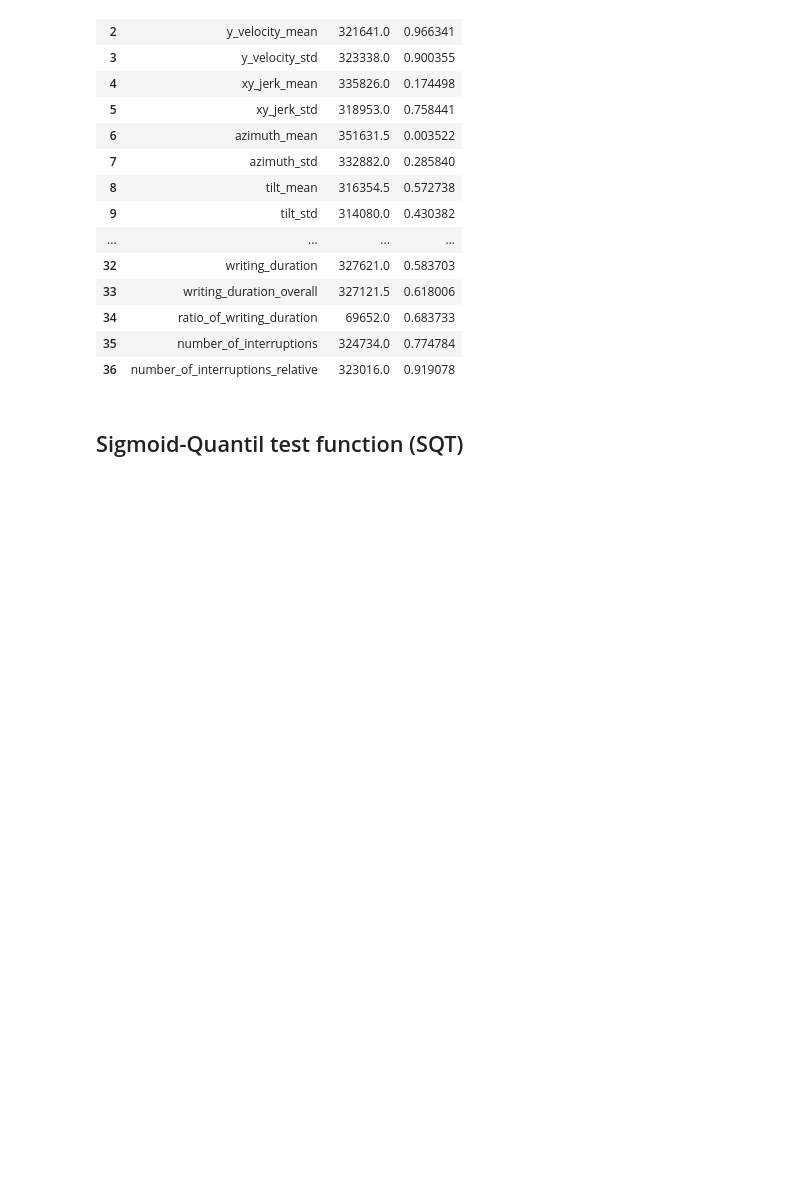
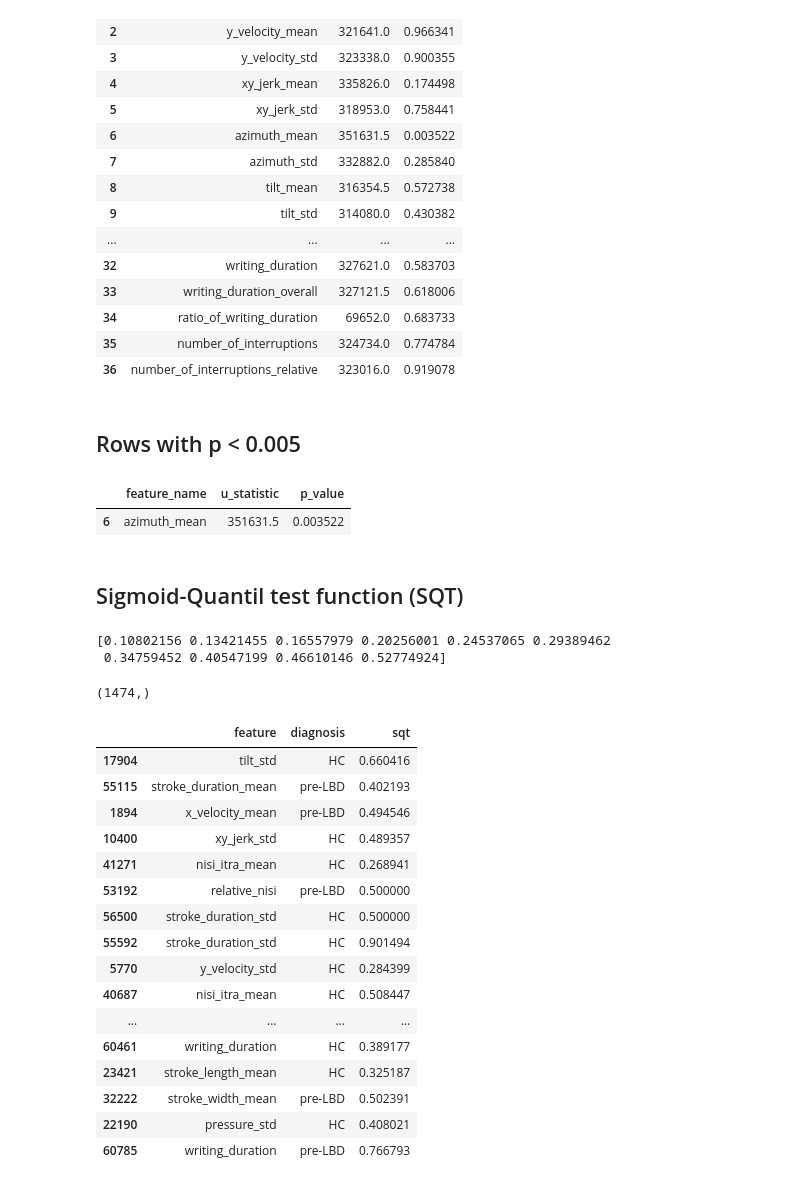
Before and after one commit to RichardLadislav/DOLPHIN-NDD_diagnostic, a Jupyter notebook: handcrafted_features_extraction/hf_analysis_refactor.ipynb, the cells around one changed output. Drawn from its saved outputs; the diff is of its cells as text; code cells hidden in the pictures; blank space fills up the shorter version.

```diff
--- a/handcrafted_features_extraction/hf_analysis_refactor.ipynb
+++ b/handcrafted_features_extraction/hf_analysis_refactor.ipynb
@@ -561,6 +536,13 @@ mw_u_test_whole_df
 | 34 | ratio_of_writing_duration | 69652.0 | 0.683733 |
 | 35 | number_of_interruptions | 324734.0 | 0.774784 |
 | 36 | number_of_interruptions_relative | 323016.0 | 0.919078 |
+# %% [markdown]
+## Rows with p < 0.005
+# %%
+mw_u_test_whole_df[mw_u_test_whole_df["p_value"] < 0.005]
+# %% [output]
+|  | feature_name | u_statistic | p_value |
+| 6 | azimuth_mean | 351631.5 | 0.003522 |
 # %% [markdown]
 ## Sigmoid-Quantil test function (SQT)
 # %%
@@ -574,5 +565,13 @@ def sigmoid_quantil_test(df, q = 0.95):
 
     return stat
+# %%
+dummy_array = np.array([1,2,3,4,5,6,7,8,9,10])
+
+sqt_dummy = sigmoid_quantil_test(dummy_array, q=0.95)
+print(sqt_dummy)
+# %% [output]
+[0.10802156 0.13421455 0.16557979 0.20256001 0.24537065 0.29389462
+ 0.34759452 0.40547199 0.46610146 0.52774924]
 # %%
 
 ## Mann - Whitney U test between HC and pre-LBD groups
@@ -582,12 +581,60 @@ features_names.remove("file_name")
 features_names.remove("diagnosis")
 
 
-mw_u_test_whole_df = pd.DataFrame(columns=["feature_name", "u_statistic", "p_value"])
+sqt_whole_df = pd.DataFrame(columns=["feature_name", "sqt_preLBD", "sqt_HC"])
+
 
 for feature in features_names:
     group_HC = df[df["diagnosis"] == 0][feature].dropna().values
     group_preLBD = df[df["diagnosis"] == 1][feature].dropna().values
-    sqt_preLBD = sigmoid_quantil_test(group_preLBD[feature], q=0.95)
-    sqt_HC = sigmoid_quantil_test(group_HC[feature], q=0.95)
-    mw_u_test_whole_df = pd.concat([mw_u_test_whole_df, pd.DataFrame({"feature_name": [feature], "preLBD_sqt": [u_statistic], "HC_sqt": [p_value]})], ignore_index=True)
-mw_u_test_whole_df
+    sqt_preLBD = sigmoid_quantil_test(group_preLBD, q=0.95)
+    sqt_HC = sigmoid_quantil_test(group_HC, q=0.95)
+    #@sqt_whole_df = pd.concat([sqt_preLBD, pd.DataFrame({"feature_name": [feature], "sqt_preLBD": [sqt_preLBD], "sqt_HC": [sqt_HC]})], ignore_index=True)
+print(group_HC.shape)
+# %% [output]
+(1474,)
+# %%
+import pandas as pd
+from scipy.stats import mannwhitneyu
+
+def sigmoid_quantile_test(x, q=0.95):
+    x = pd.Series(x).dropna()
+    med = x.median()
+    q_hi = x.quantile(q)
+    q_lo = x.quantile(1 - q)
+    scale = np.where(x >= med, q_hi - med, med - q_lo)
+    scale = np.where(scale == 0, 1e-9, scale)
+    z = (x - med) / scale
+    return 1 / (1 + np.exp(-z))
+
+features = [c for c in df.columns if c not in ("file_name", "diagnosis")]
+
+rows = []
+for feature in features:
+    hc = df.loc[df["diagnosis"] == 0, feature].dropna().values
+    pl = df.loc[df["diagnosis"] == 1, feature].dropna().values
+    rows.append(pd.DataFrame({"feature": feature, "diagnosis": "HC",
+                              "sqt": sigmoid_quantile_test(hc, q=0.95)}))
+    rows.append(pd.DataFrame({"feature": feature, "diagnosis": "pre-LBD",
+                              "sqt": sigmoid_quantile_test(pl, q=0.95)}))
+
+sqt_long = pd.concat(rows, ignore_index=True)
+sqt_long.sample(50)
+# %% [output]
+|  | feature | diagnosis | sqt |
+| 17904 | tilt_std | HC | 0.660416 |
+| 55115 | stroke_duration_mean | pre-LBD | 0.402193 |
+| 1894 | x_velocity_mean | pre-LBD | 0.494546 |
+| 10400 | xy_jerk_std | HC | 0.489357 |
+| 41271 | nisi_itra_mean | HC | 0.268941 |
+| 53192 | relative_nisi | pre-LBD | 0.500000 |
+| 56500 | stroke_duration_std | HC | 0.500000 |
+| 55592 | stroke_duration_std | HC | 0.901494 |
+| 5770 | y_velocity_std | HC | 0.284399 |
+| 40687 | nisi_itra_mean | HC | 0.508447 |
+| ... | ... | ... | ... |
+| 60461 | writing_duration | HC | 0.389177 |
+| 23421 | stroke_length_mean | HC | 0.325187 |
+| 32222 | stroke_width_mean | pre-LBD | 0.502391 |
+| 22190 | pressure_std | HC | 0.408021 |
+| 60785 | writing_duration | pre-LBD | 0.766793 |
```
Also changed, not shown: parts of 7 cells of this notebook.
